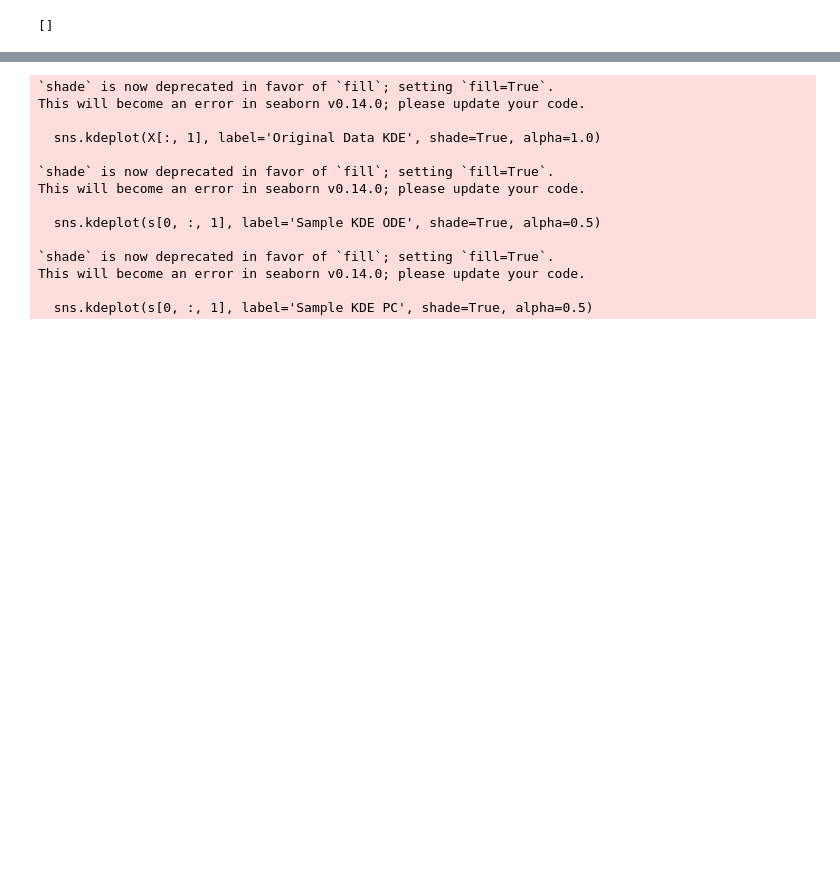
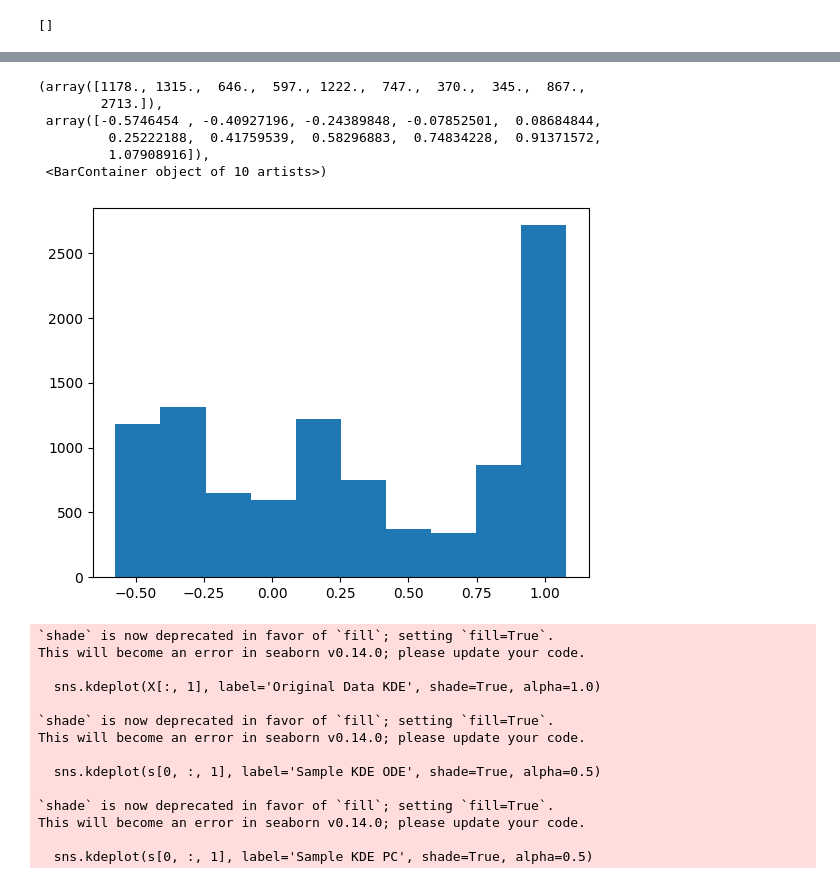
Before and after one commit to mattocallaghan/Score_SBI, a Jupyter notebook: plots.ipynb, the cells around one changed output, grey strips where cells are left out. Drawn from its saved outputs; the diff is of its cells as text; code cells hidden in the pictures; blank space fills up the shorter version.

```diff
--- a/plots.ipynb
+++ b/plots.ipynb
@@ -59,3 +55,13 @@ X.shape
+# %%
+plt.hist(s[0, :, 1])
+# %% [output]
+(array([1178., 1315.,  646.,  597., 1222.,  747.,  370.,  345.,  867.,
+        2713.]),
+ array([-0.5746454 , -0.40927196, -0.24389848, -0.07852501,  0.08684844,
+         0.25222188,  0.41759539,  0.58296883,  0.74834228,  0.91371572,
+         1.07908916]),
+ <BarContainer object of 10 artists>)
+[figure, added]
 # %%
 import seaborn as sns # type: ignore
 
```
Also changed, not shown: parts of 9 cells of this notebook, 11 other files.
